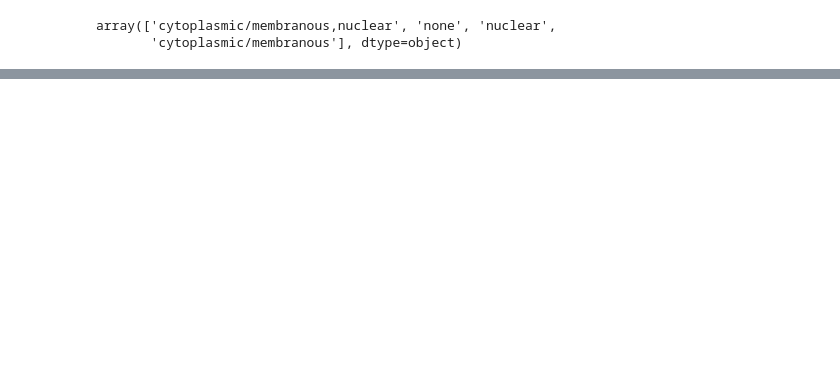
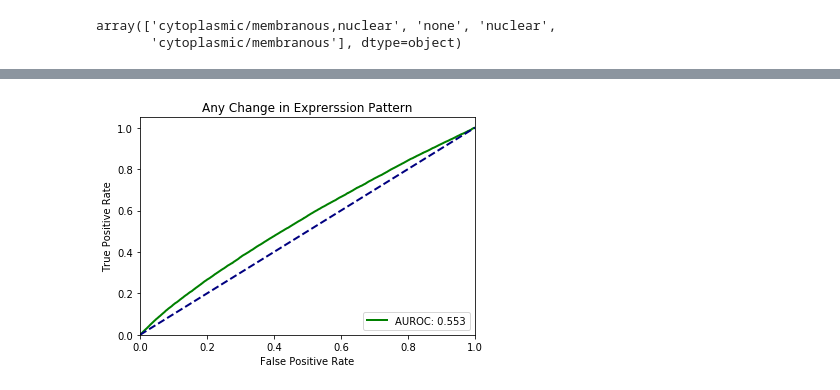
Before and after one commit to martinkang93/hpa_image_analysis, a Jupyter notebook: notebooks/Experiment 2.ipynb, the cells around one changed output, grey strips where cells are left out. Cells and saved outputs as stored; diff of their text form; code cells hidden in the pictures; blank space fills up the shorter version.

```diff
--- a/notebooks/Experiment 2.ipynb
+++ b/notebooks/Experiment 2.ipynb
@@ -62,0 +92,5 @@ df.to_csv('all_inter_gene_pair_cdist.csv', index=False)
+# %%
+temp_df = df[df['image_a_type']!=df['image_b_type']]
+plot_roc_curve(temp_df['expression_change'], temp_df['c_dist'].astype('float'), 'Any Change in Exprerssion Pattern')
+# %% [output]
+[figure, added]
```
Also changed, not shown: parts of 17 cells of this notebook, 15 other files.
